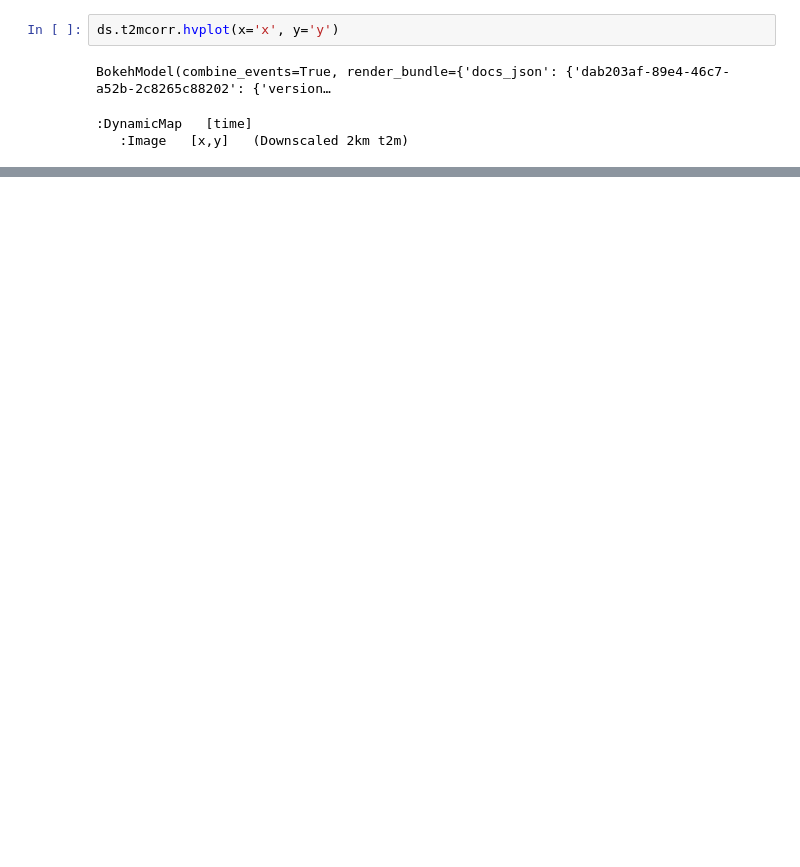
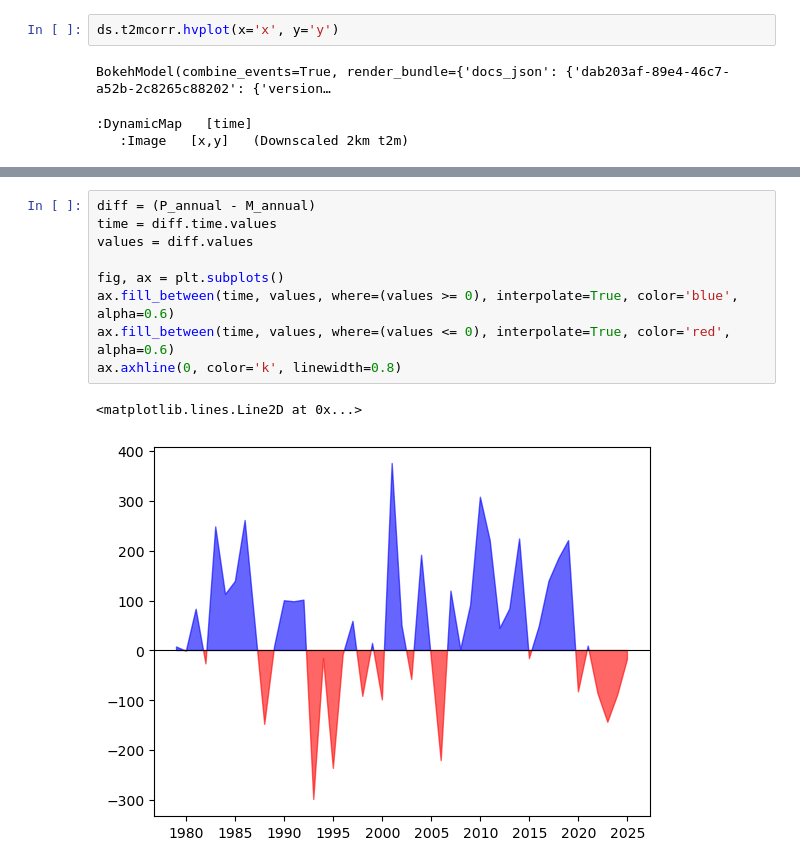
Before and after one commit to ldeo-glaciology/AntPen_NSF_NERC, a Jupyter notebook: code/rcm/racmo_2km_daily_1979-2025.ipynb, the cells around one changed output, grey strips where cells are left out. Saved outputs shown, nothing was run; the diff lists cells and outputs as text; blank space fills up the shorter version.

```diff
--- a/code/rcm/racmo_2km_daily_1979-2025.ipynb
+++ b/code/rcm/racmo_2km_daily_1979-2025.ipynb
@@ -57,0 +119,12 @@ BokehModel(combine_events=True, render_bundle={'docs_json': {'dab203af-89e4-46c7
+# %%
+diff = (P_annual - M_annual)
+time = diff.time.values
+values = diff.values
+
+fig, ax = plt.subplots()
+ax.fill_between(time, values, where=(values >= 0), interpolate=True, color='blue',  alpha=0.6)
+ax.fill_between(time, values, where=(values <= 0), interpolate=True, color='red', alpha=0.6)
+ax.axhline(0, color='k', linewidth=0.8)
+# %% [output]
+<matplotlib.lines.Line2D at 0x...>
+[figure, added]
```
Also changed, not shown: parts of 18 cells of this notebook, 7 other files.
